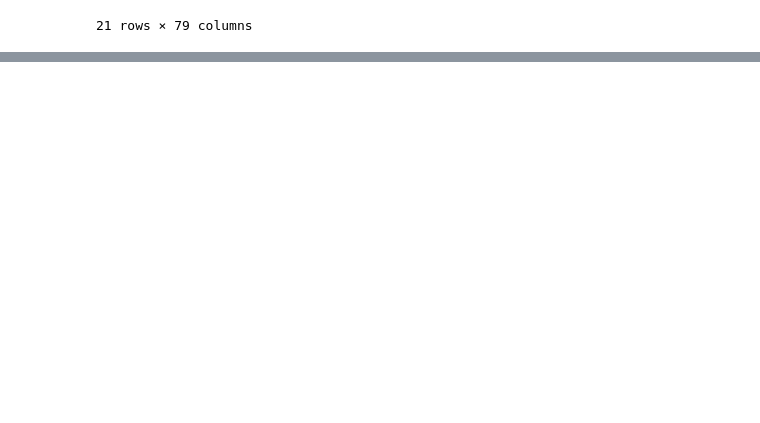
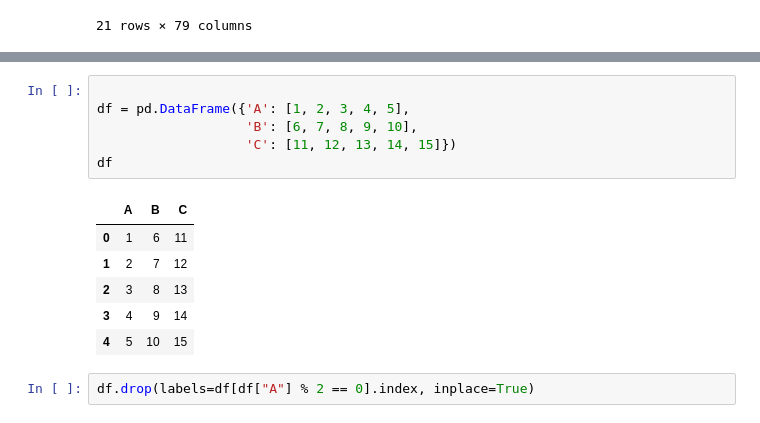
Before and after one commit to NguyenQuangMinh0504/CIL_NIDS, a Jupyter notebook: Code/NoteBook/CIC-IDS-2017/Join_Dataset.ipynb, the cells around one changed output, grey strips where cells are left out. Cells and saved outputs as stored; diff of their text form; blank space fills up the shorter version.

```diff
--- a/Code/NoteBook/CIC-IDS-2017/Join_Dataset.ipynb
+++ b/Code/NoteBook/CIC-IDS-2017/Join_Dataset.ipynb
@@ -65,0 +83,15 @@ Name:  Label, dtype: int64
+# %%
+
+df = pd.DataFrame({'A': [1, 2, 3, 4, 5],
+                   'B': [6, 7, 8, 9, 10],
+                   'C': [11, 12, 13, 14, 15]})
+df
+# %% [output]
+|  | A | B | C |
+| 0 | 1 | 6 | 11 |
+| 1 | 2 | 7 | 12 |
+| 2 | 3 | 8 | 13 |
+| 3 | 4 | 9 | 14 |
+| 4 | 5 | 10 | 15 |
+# %%
+df.drop(labels=df[df["A"] % 2 == 0].index, inplace=True)
```
Also changed, not shown: parts of 14 cells of this notebook, 1 other file.
